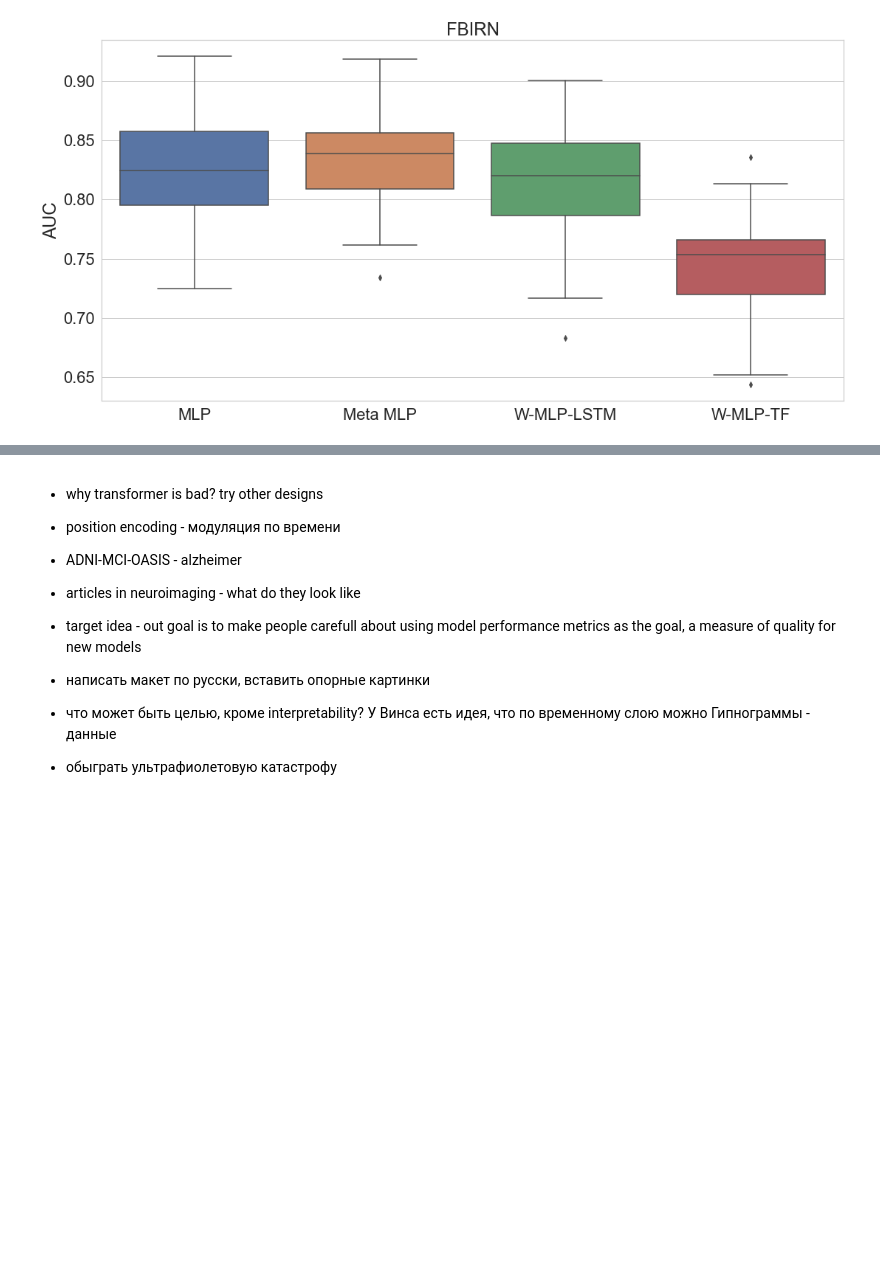
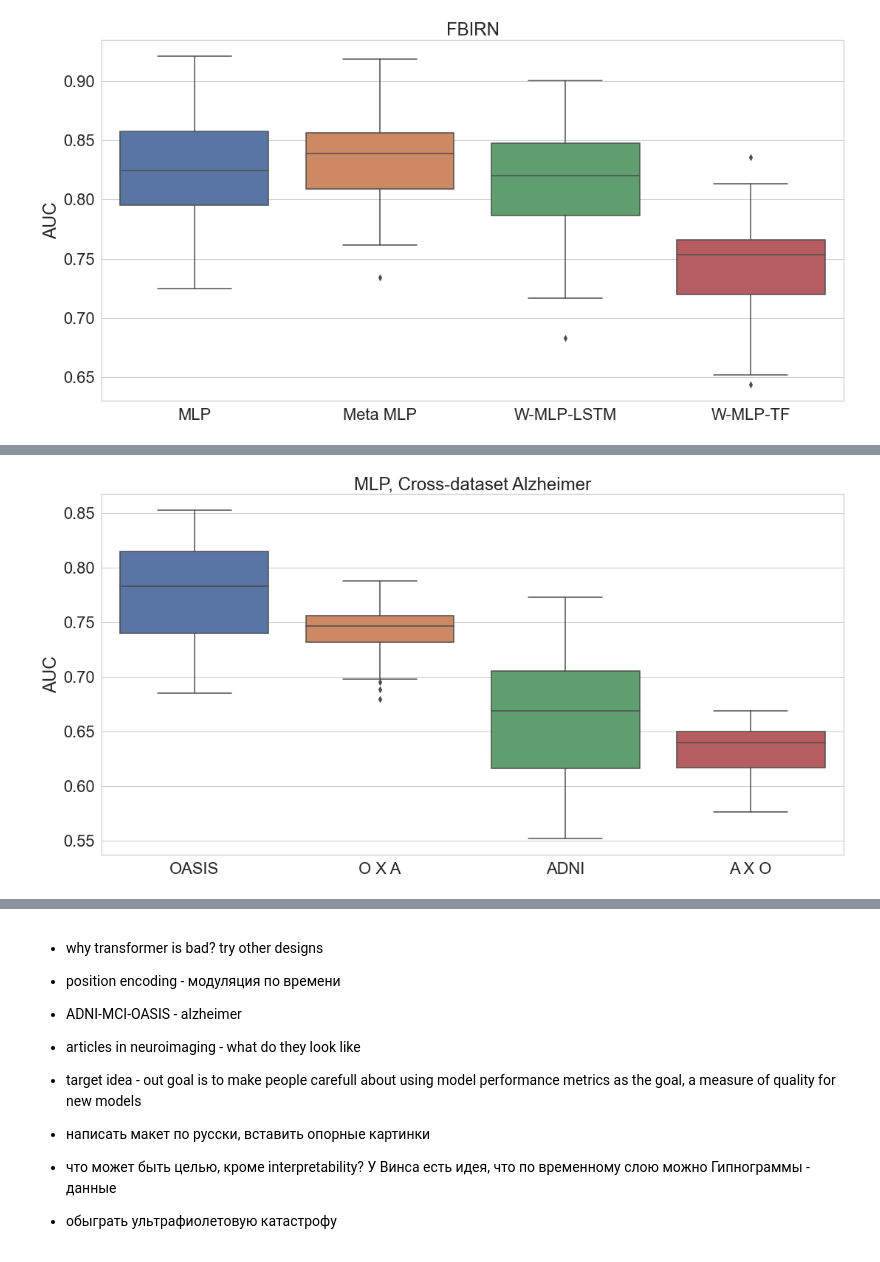
Before and after one commit to paavalipopov/mlp_project, a Jupyter notebook: examples/box_plots.ipynb, the cells around one changed output, grey strips where cells are left out. Drawn from its saved outputs; the diff is of its cells as text; code cells hidden in the pictures; blank space fills up the shorter version.

```diff
--- a/examples/box_plots.ipynb
+++ b/examples/box_plots.ipynb
@@ -696,0 +703,5 @@ new_tf_AUC, _ = load_metrics_from_wandb("test-experiment-first_transformer-fbirn
+# %%
+oasis_auc = pd_load_metrics_from_wandb("230126.005059-experiment-mlp-oasis-tests-adni")["AUC"].tolist()
+oasis_adni_auc = pd_load_metrics_from_wandb("230126.005059-experiment-mlp-oasis-tests-adni", "adni")["AUC"].tolist()
+adni_auc = pd_load_metrics_from_wandb("230125.215817-experiment-mlp-adni-tests-oasis")["AUC"].tolist()
+adni_oasis_auc = pd_load_metrics_from_wandb("230125.215817-experiment-mlp-adni-tests-oasis", "oasis")["AUC"].tolist()
@@ -696,0 +713,6 @@ new_tf_AUC, _ = load_metrics_from_wandb("test-experiment-first_transformer-fbirn
+# %%
+data = [oasis_auc, oasis_adni_auc, adni_auc, adni_oasis_auc]
+data_names = ["OASIS", "O X A", "ADNI", "A X O"]
+plot_box_plots(data, data_names, "MLP, Cross-dataset Alzheimer", "AUC")
+# %% [output]
+[figure, added]
```
Also changed, not shown: parts of 5 cells of this notebook, 3 other files.
